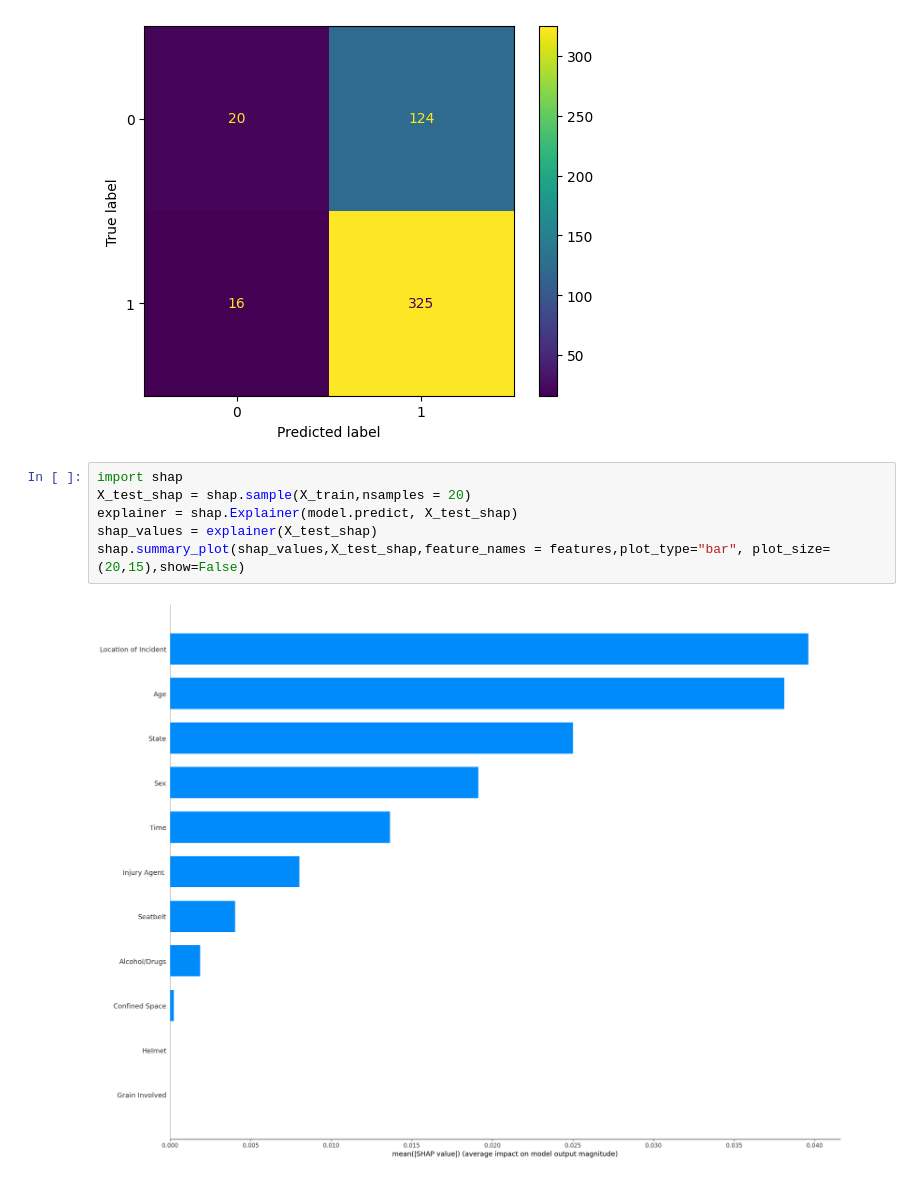
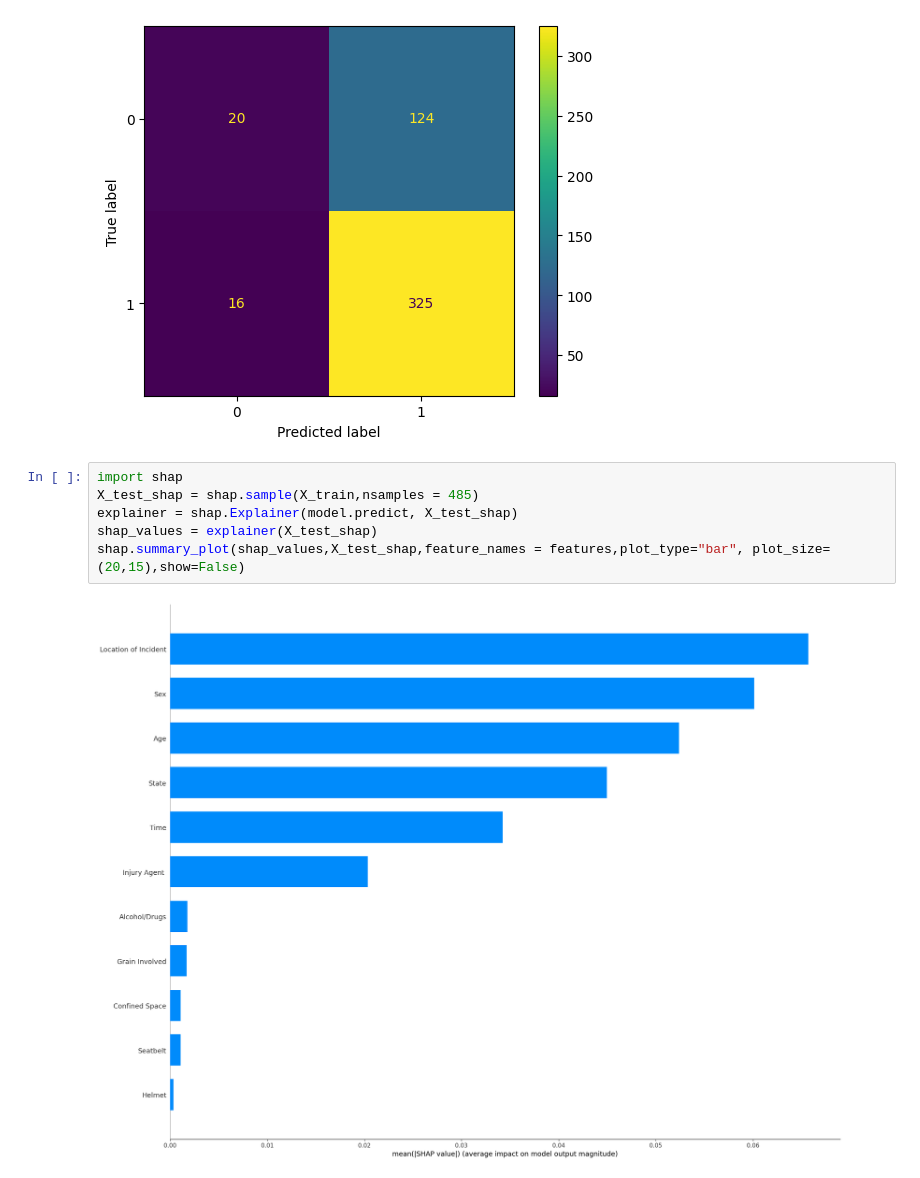
Before and after one commit to EddieZ18326/SSTP-Injury-Projects, a Jupyter notebook: Agriculture/Linear/KNN.ipynb, the cells around one changed output. Saved outputs shown, nothing was run; the diff lists cells and outputs as text.

```diff
--- a/Agriculture/Linear/KNN.ipynb
+++ b/Agriculture/Linear/KNN.ipynb
@@ -149,9 +147,9 @@ cm_display.plot()
 [figure]
 # %%
 import shap
-X_test_shap = shap.sample(X_train,nsamples = 20)
+X_test_shap = shap.sample(X_train,nsamples = 485)
 explainer = shap.Explainer(model.predict, X_test_shap)
 shap_values = explainer(X_test_shap)
 shap.summary_plot(shap_values,X_test_shap,feature_names = features,plot_type="bar", plot_size=(20,15),show=False)
 # %% [output]
-[figure, old version]
+[figure, new version]
```
Also changed, not shown: parts of 3 cells of this notebook, 11 other files.
